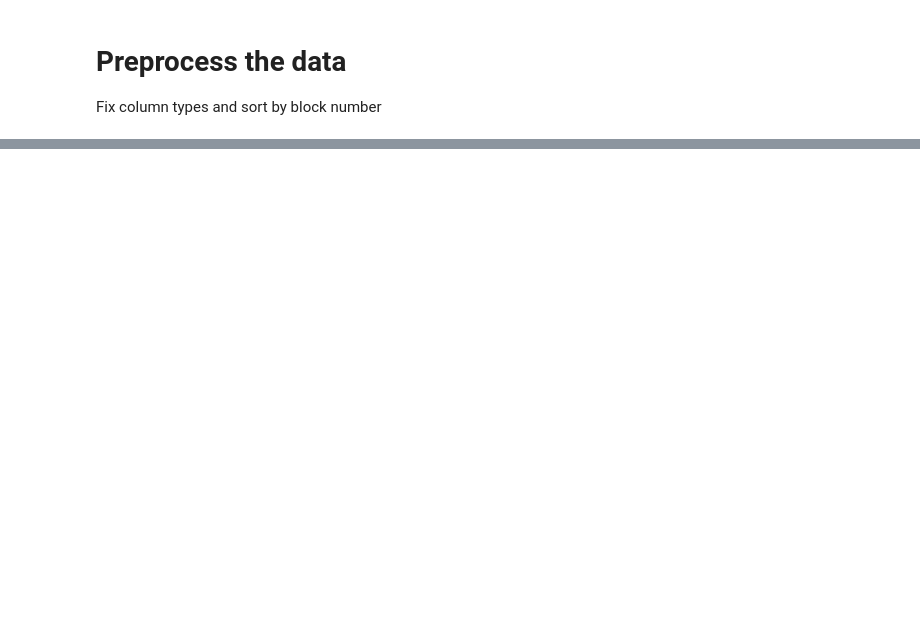
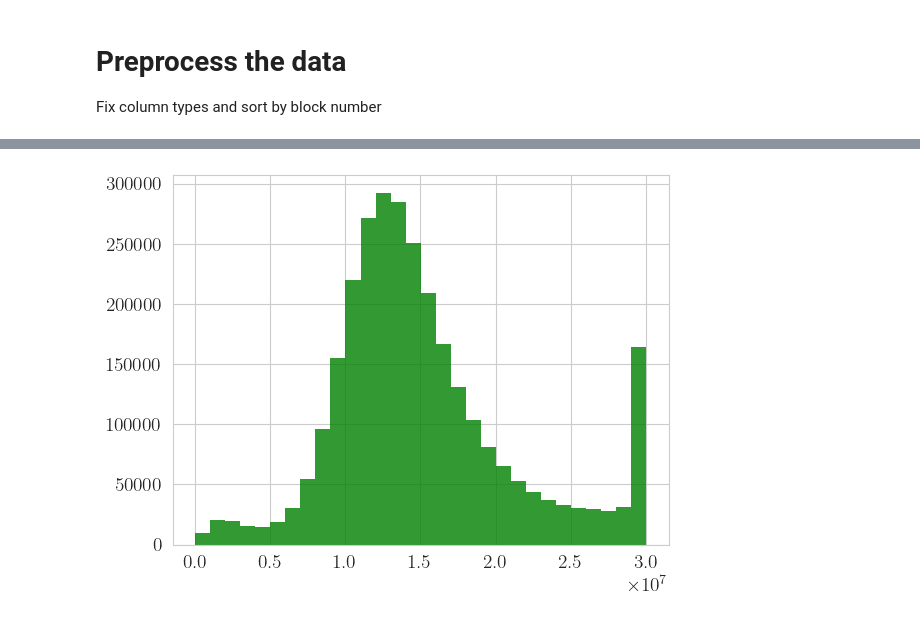
Before and after one commit to noushkia/TLSC, a Jupyter notebook: block_analysis.ipynb, the cells around one changed output, grey strips where cells are left out. Saved outputs shown, nothing was run; the diff lists cells and outputs as text; code cells hidden in the pictures; blank space fills up the shorter version.

```diff
--- a/block_analysis.ipynb
+++ b/block_analysis.ipynb
@@ -59,0 +90,8 @@ normal_blocks.describe()
+# %%
+# Compute the histogram
+counts, bins, _ = plt.hist(blocks_df['gas_used'], bins=30, alpha=0.8, label='Gas Used', histtype='stepfilled', edgecolor='none', hatch='/', color='g')
+# Convert counts to percentages
+total_samples = len(blocks_df['gas_used'])
+percentage = counts / total_samples * 100
+# %% [output]
+[figure, added]
```
Also changed, not shown: parts of 35 cells of this notebook, 6 other files.
